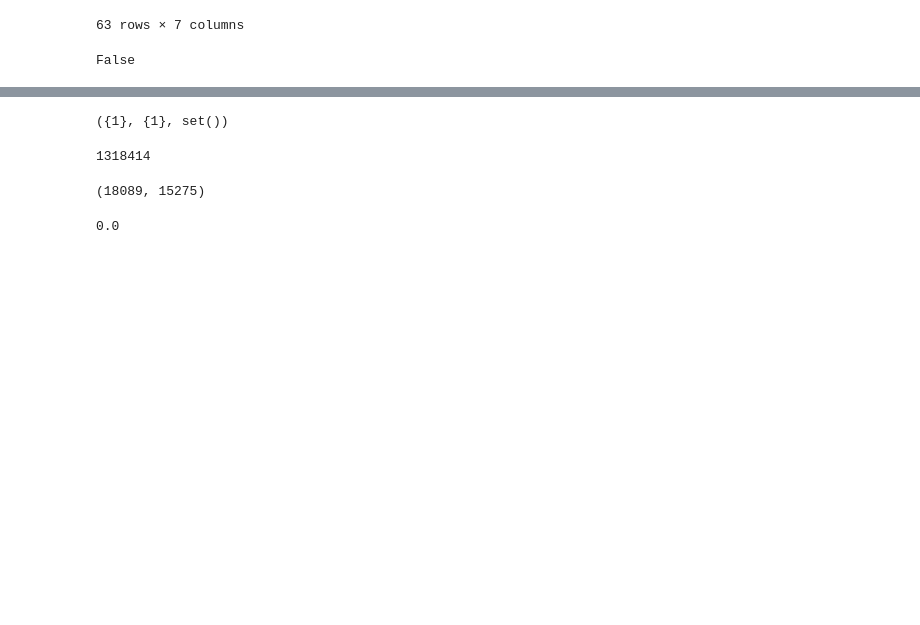
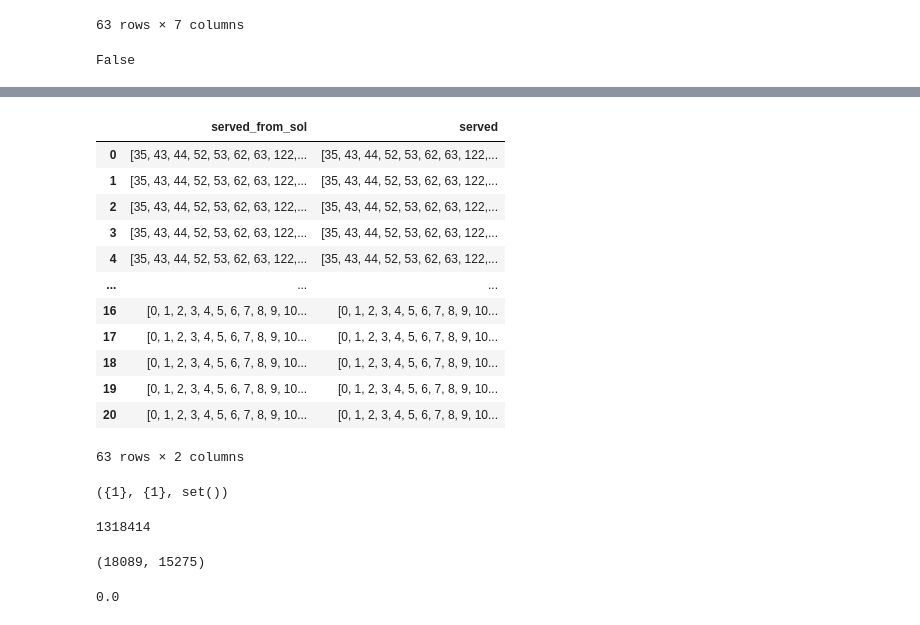
Before and after one commit to Analytics-for-a-Better-World/Public-Infrastructure-Service-Access, a Jupyter notebook: publications/PISA Timor Leste/Timor Leste_Estrada_WorldPop_Analysis.ipynb, the cells around one changed output, grey strips where cells are left out. Drawn from its saved outputs; the diff is of its cells as text; code cells hidden in the pictures; blank space fills up the shorter version.

```diff
--- a/publications/PISA Timor Leste/Timor Leste_Estrada_WorldPop_Analysis.ipynb
+++ b/publications/PISA Timor Leste/Timor Leste_Estrada_WorldPop_Analysis.ipynb
@@ -581,9 +583,9 @@ df_combined_output['sol'] = df_combined_output.array_hosp.apply( getindices )
 df_combined_output['served'] = df_combined_output.array_hh.apply( getindices )
 df_combined_output['coverage_from_served'] = df_combined_output.served.apply( lambda x : array_household[x].sum() )
 # %%
-aux = { km : ExtractOptimizationDataFromTravelDistanceMatrix( df_combined, km ) for km in set(df_combined_output.km) }
+aux = { km : od.ExtractOptimizationDataFromTravelDistanceMatrix( df_combined, km ) for km in set(df_combined_output.km) }
 
-find_served = lambda sol, indexed : mc.all_in( [ indexed[s] for s in set(sol) & set(indexed.keys()) ] )
+find_served = lambda sol, indexed : od.all_in( [ indexed[s] for s in set(sol) & set(indexed.keys()) ] )
 
 df_combined_output['served_from_sol'] = [ find_served(sol,aux[km]) for km,sol in df_combined_output[['km','sol']].values ]
 # %%
@@ -593,3 +610,19 @@ False
+# %%
+df_combined_output[['served_from_sol','served']]
+# %% [output]
+|  | served_from_sol | served |
+| 0 | [35, 43, 44, 52, 53, 62, 63, 122,... | [35, 43, 44, 52, 53, 62, 63, 122,... |
+| 1 | [35, 43, 44, 52, 53, 62, 63, 122,... | [35, 43, 44, 52, 53, 62, 63, 122,... |
+| 2 | [35, 43, 44, 52, 53, 62, 63, 122,... | [35, 43, 44, 52, 53, 62, 63, 122,... |
+| 3 | [35, 43, 44, 52, 53, 62, 63, 122,... | [35, 43, 44, 52, 53, 62, 63, 122,... |
+| 4 | [35, 43, 44, 52, 53, 62, 63, 122,... | [35, 43, 44, 52, 53, 62, 63, 122,... |
+| ... | ... | ... |
+| 16 | [0, 1, 2, 3, 4, 5, 6, 7, 8, 9, 10... | [0, 1, 2, 3, 4, 5, 6, 7, 8, 9, 10... |
+| 17 | [0, 1, 2, 3, 4, 5, 6, 7, 8, 9, 10... | [0, 1, 2, 3, 4, 5, 6, 7, 8, 9, 10... |
+| 18 | [0, 1, 2, 3, 4, 5, 6, 7, 8, 9, 10... | [0, 1, 2, 3, 4, 5, 6, 7, 8, 9, 10... |
+| 19 | [0, 1, 2, 3, 4, 5, 6, 7, 8, 9, 10... | [0, 1, 2, 3, 4, 5, 6, 7, 8, 9, 10... |
+| 20 | [0, 1, 2, 3, 4, 5, 6, 7, 8, 9, 10... | [0, 1, 2, 3, 4, 5, 6, 7, 8, 9, 10... |
+63 rows × 2 columns
 # %%
 distance_threshold = 2
 tot_pop = sorted(df_combined.pop_id.unique())
```
Also changed, not shown: parts of 14 cells of this notebook, 6 other files.
